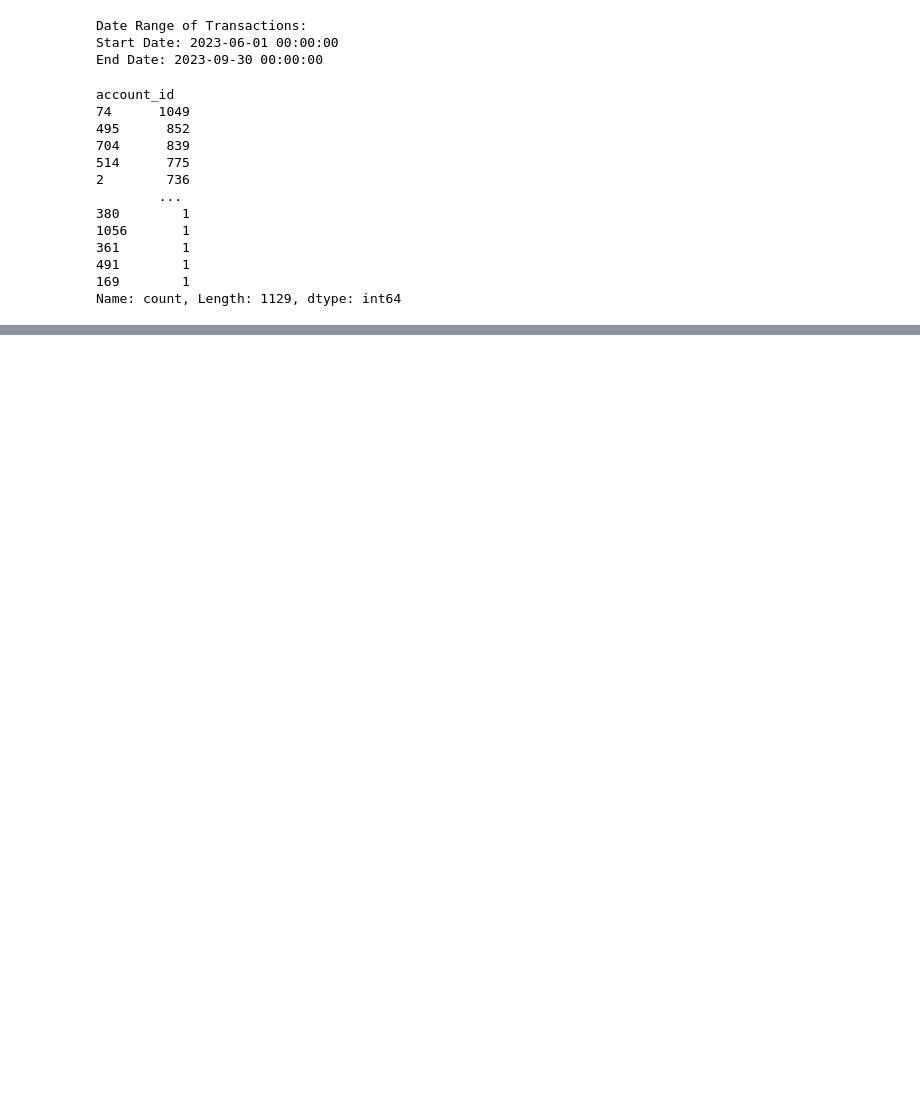
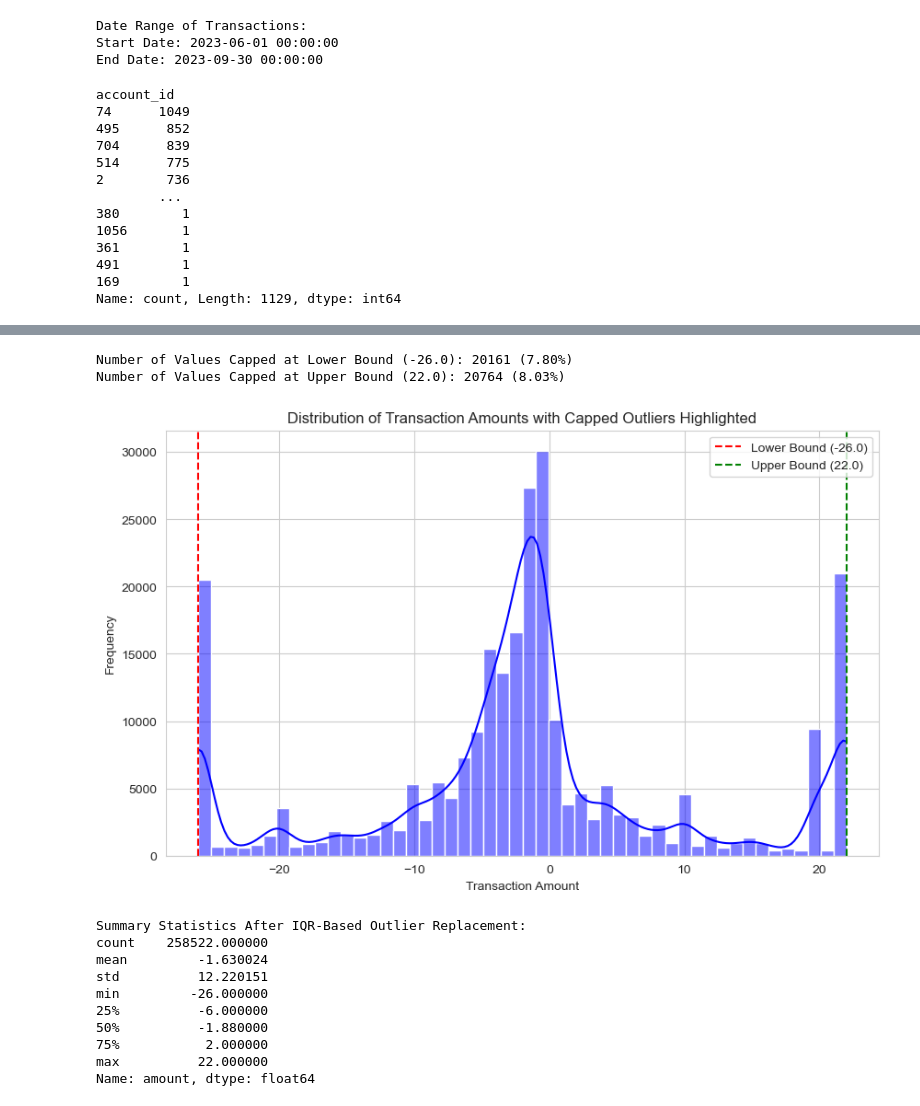
Before and after one commit to simzeki123/PredictBankTransactionCategory, a Jupyter notebook: Model buidling.ipynb, the cells around one changed output, grey strips where cells are left out. Drawn from its saved outputs; the diff is of its cells as text; code cells hidden in the pictures; blank space fills up the shorter version.

```diff
--- a/Model buidling.ipynb
+++ b/Model buidling.ipynb
@@ -258,0 +371,41 @@ plt.show()
+# %%
+# Calculate the number of capped values
+lower_bound_capped = (wip_data['amount'] == lower_bound).sum()
+upper_bound_capped = (wip_data['amount'] == upper_bound).sum()
+
+# Calculate the percentage of capped values
+total_data_points = len(wip_data)
+lower_bound_percentage = (lower_bound_capped / total_data_points) * 100
+upper_bound_percentage = (upper_bound_capped / total_data_points) * 100
+
+print(f"Number of Values Capped at Lower Bound ({lower_bound}): {lower_bound_capped} ({lower_bound_percentage:.2f}%)")
+print(f"Number of Values Capped at Upper Bound ({upper_bound}): {upper_bound_capped} ({upper_bound_percentage:.2f}%)")
+
+# Visualization of capped values
+plt.figure(figsize=(10, 6))
+sns.histplot(wip_data['amount'], bins=50, kde=True, color='blue')
+plt.axvline(lower_bound, color='red', linestyle='--', label=f'Lower Bound ({lower_bound})')
+plt.axvline(upper_bound, color='green', linestyle='--', label=f'Upper Bound ({upper_bound})')
+plt.title('Distribution of Transaction Amounts with Capped Outliers Highlighted')
+plt.xlabel('Transaction Amount')
+plt.ylabel('Frequency')
+plt.legend()
+plt.show()
+
+# Summary of the impact of capping
+print("Summary Statistics After IQR-Based Outlier Replacement:")
+print(merged_data['amount'].describe())
+# %% [output]
+Number of Values Capped at Lower Bound (-26.0): 20161 (7.80%)
+Number of Values Capped at Upper Bound (22.0): 20764 (8.03%)
+[figure, added]
+Summary Statistics After IQR-Based Outlier Replacement:
+count    258522.000000
+mean         -1.630024
+std          12.220151
+min         -26.000000
+25%          -6.000000
+50%          -1.880000
+75%           2.000000
+max          22.000000
+Name: amount, dtype: float64
```
Also changed, not shown: parts of 40 cells of this notebook.
